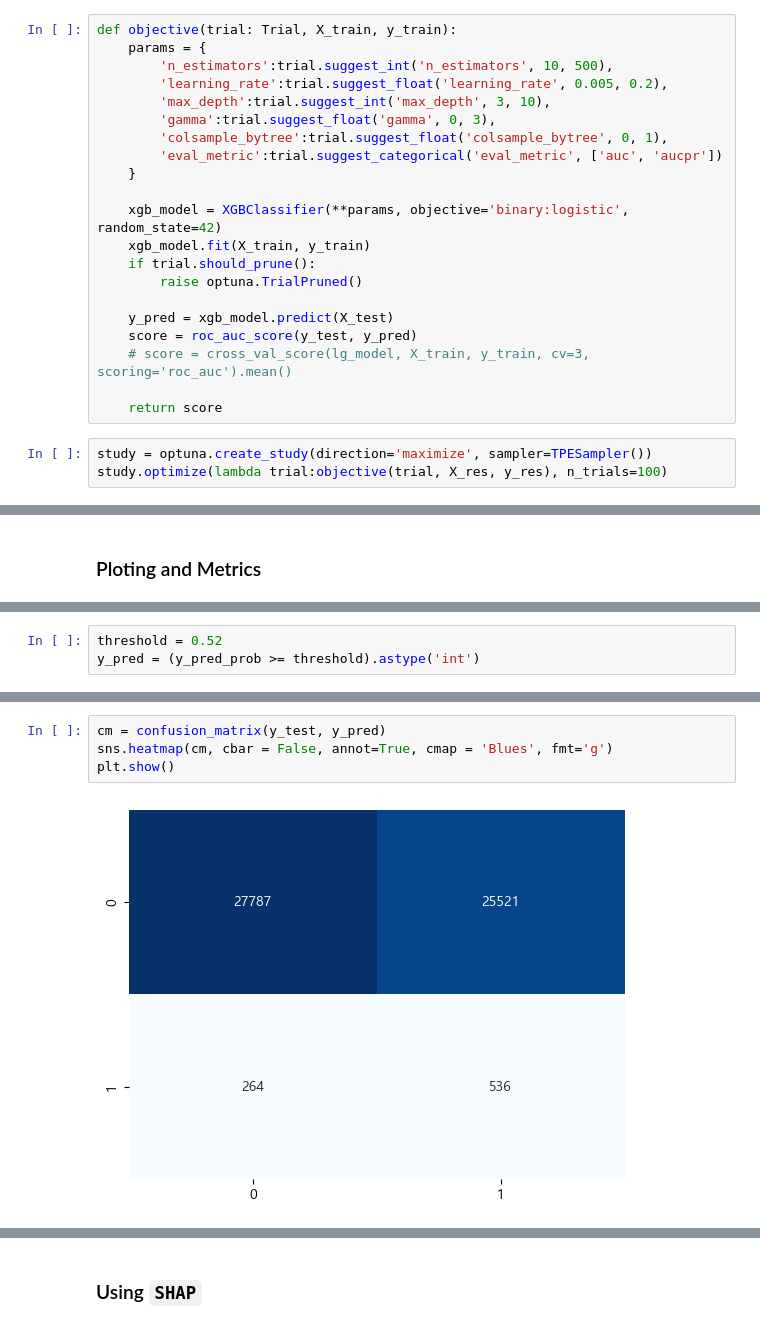
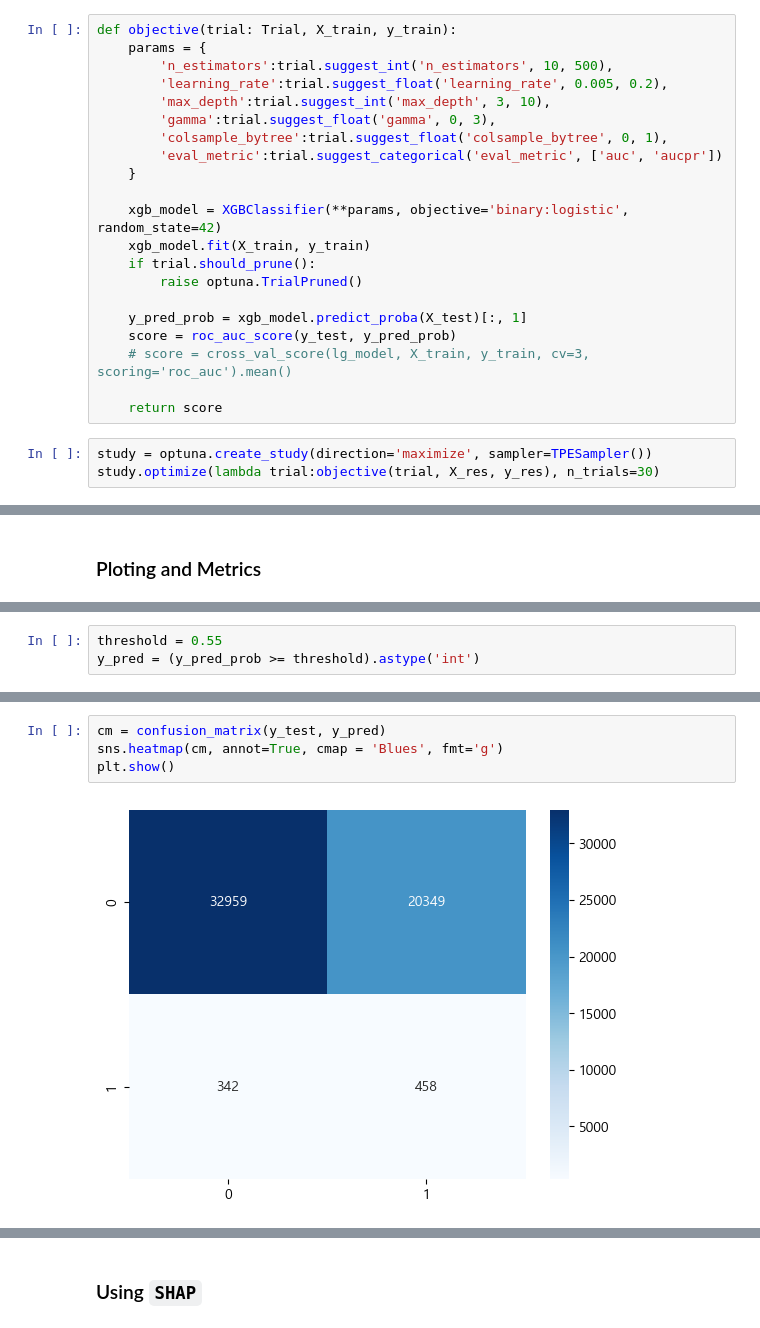
Before and after one commit to basill2001/IECAPSTONE1, a Jupyter notebook: models_XGB.ipynb, the cells around one changed output, grey strips where cells are left out. Saved outputs shown, nothing was run; the diff lists cells and outputs as text.

```diff
--- a/models_XGB.ipynb
+++ b/models_XGB.ipynb
@@ -51,11 +51,11 @@ def objective(trial: Trial, X_train, y_train):
     if trial.should_prune():
         raise optuna.TrialPruned()
 
-    y_pred = xgb_model.predict(X_test)
-    score = roc_auc_score(y_test, y_pred)
+    y_pred_prob = xgb_model.predict_proba(X_test)[:, 1]
+    score = roc_auc_score(y_test, y_pred_prob)
     # score = cross_val_score(lg_model, X_train, y_train, cv=3, scoring='roc_auc').mean()
 
     return score
 # %%
 study = optuna.create_study(direction='maximize', sampler=TPESampler())
-study.optimize(lambda trial:objective(trial, X_res, y_res), n_trials=100)
+study.optimize(lambda trial:objective(trial, X_res, y_res), n_trials=30)
@@ -101,5 +120,5 @@ plt.show()
 # %%
-threshold = 0.52
+threshold = 0.55
 y_pred = (y_pred_prob >= threshold).astype('int')
 # %%
 print("0-1 proportion at test set :", y_test.value_counts().values)
@@ -120,9 +136,9 @@ AUC score : 0.5956269227883244
 # %%
 cm = confusion_matrix(y_test, y_pred)
-sns.heatmap(cm, cbar = False, annot=True, cmap = 'Blues', fmt='g')
+sns.heatmap(cm, annot=True, cmap = 'Blues', fmt='g')
 plt.show()
 # %% [output]
-[figure, old version]
+[figure, new version]
 # %%
 ## Feature Importance
 ser = pd.Series(xgb_model.feature_importances_, index=X_res.columns)
```
Also changed, not shown: parts of 7 cells of this notebook.
